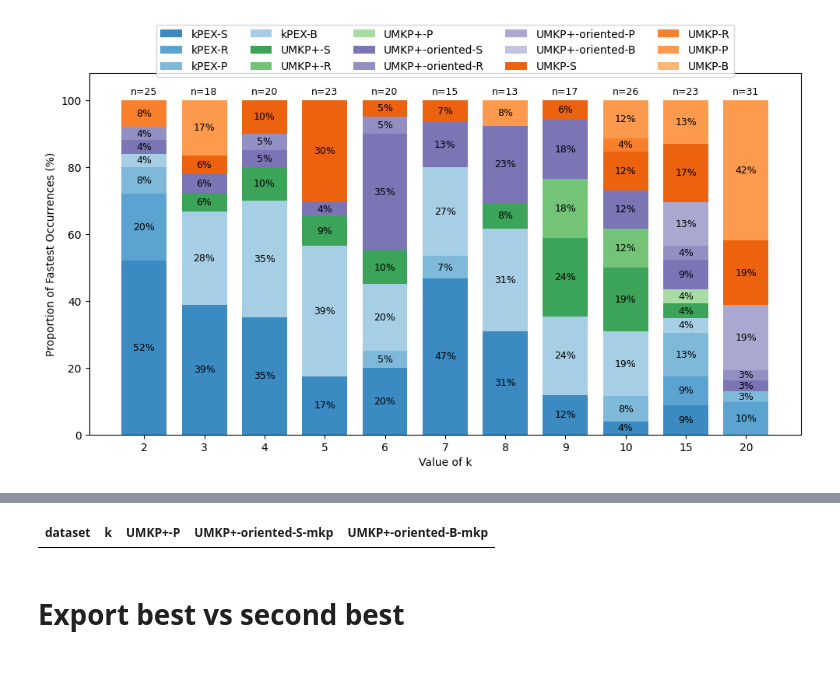
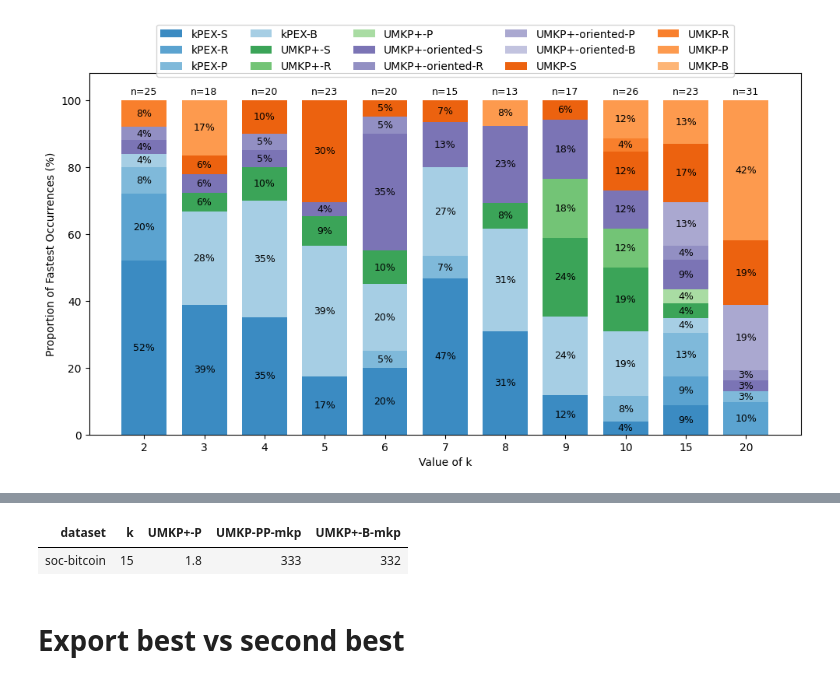
Before and after one commit to akhlaqueak/kplex-ML, a Jupyter notebook: notebooks/entire-data-algos.ipynb, the cells around one changed output, grey strips where cells are left out. Cells and saved outputs as stored; diff of their text form; code cells hidden in the pictures.

```diff
--- a/notebooks/entire-data-algos.ipynb
+++ b/notebooks/entire-data-algos.ipynb
@@ -40,7 +40,7 @@ df = clean_dataframe(df)
 
 all_algos=[
     'kPEX-S', 'kPEX-R', 'kPEX-P', 'kPEX-B', 'kPEX-MB',
-    'UMKP-S', 'UMKP-R', 'UMKP-P', 'UMKP-B',
+    'UMKP-S', 'UMKP-R', 'UMKP-P', 'UMKP-B', 'UMKP-PP',
     'UMKP+-S', 'UMKP+-R', 'UMKP+-P', 'UMKP+-B',
     'UMKP+-oriented-S', 'UMKP+-oriented-R', 'UMKP+-oriented-P', 'UMKP+-oriented-B'
 ]
@@ -408,17 +408,18 @@ Sorting by: speedup
 # %%
 def compare_cols(df, col1, col2, extra_cols=("dataset", "k", "UMKP+-P"), ignore_value=1800):
     mask = (
         df[col1].notna() &
         df[col2].notna() &
         (df[col1] != ignore_value) &
         (df[col2] != ignore_value) &
         (df[col1] != df[col2])
     )
     return df.loc[mask, list(extra_cols) + [col1, col2]]
-disp=compare_cols(df, "UMKP+-oriented-S-mkp", "UMKP+-oriented-B-mkp")
+disp=compare_cols(df, "UMKP-PP-mkp", "UMKP+-B-mkp")
 display_scroll(disp)
 # %% [output]
-| dataset | k | UMKP+-P | UMKP+-oriented-S-mkp | UMKP+-oriented-B-mkp |
+| dataset | k | UMKP+-P | UMKP-PP-mkp | UMKP+-B-mkp |
+| soc-bitcoin | 15 | 1.8 | 333 | 332 |
 # %% [markdown]
 # Export best vs second best
 # %% [markdown]
```
Also changed, not shown: parts of 2 cells of this notebook, 6 other files.
